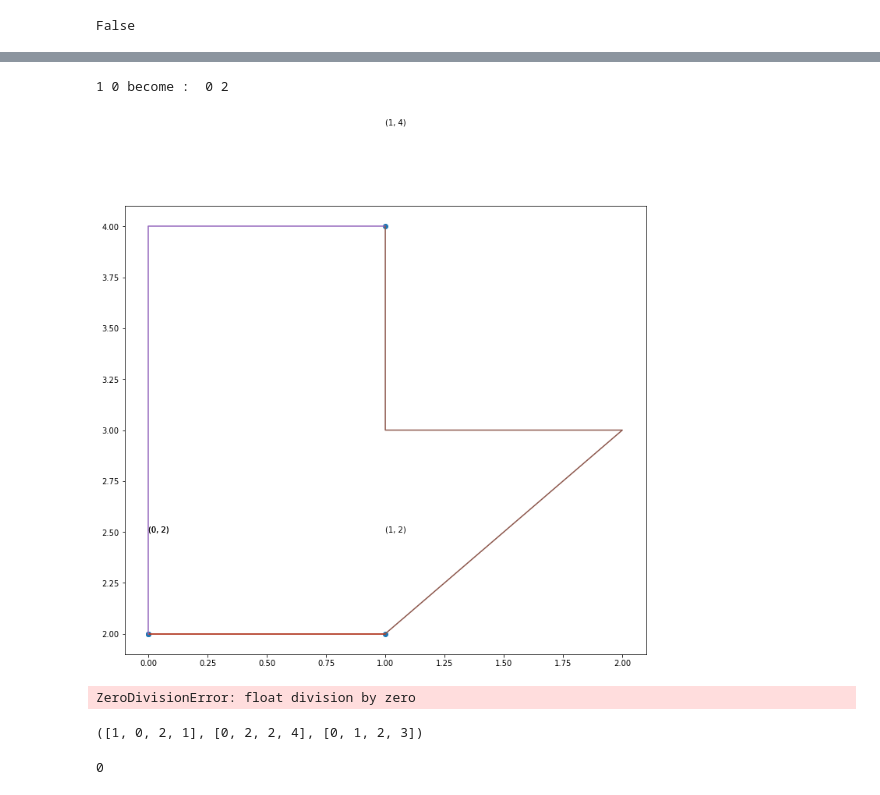
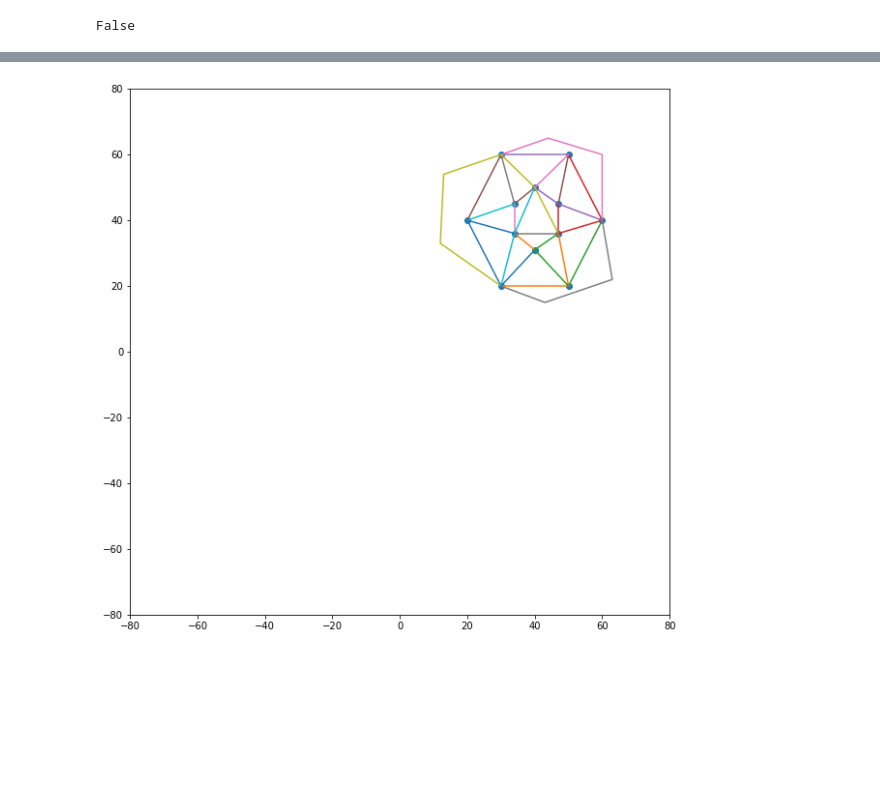
Before and after one commit to PierrePages/Graph_drawing, a Jupyter notebook: main.ipynb, the cells around one changed output, grey strips where cells are left out. Saved outputs shown, nothing was run; the diff lists cells and outputs as text; code cells hidden in the pictures; blank space fills up the shorter version.

```diff
--- a/main.ipynb
+++ b/main.ipynb
@@ -432,69 +707,7 @@ compute_ratio(data)
-# %%
-def compute_centroid(polygon):
-    x_cords = []
-    y_cords = []
-    for point in polygon:
-        x_cords.append(point[0])
-        y_cords.append(point[1])
-    x_centroid = 0
-    y_centroid = 0
-    for x in x_cords:
-        x_centroid += int(x)
-
-    for y in y_cords:
-        y_centroid +=int(y)
-
-
-    return (x_centroid/len(polygon), y_centroid/len(polygon))
-
-
-def move_point(id):
-
-    global data
-
-    neighbour_list = find_neighbour(data)
-    vertex_list = get_point_coord(data)
-
-    point_list = []
-    for i in range(len(vertex_list[0])):
-        points= []
-        for j in range(len(vertex_list)):
-            points.append(vertex_list[j][i])
-        point_list.append(points)
-
-    for vertex in point_list:
-        x,y,v_id  = vertex
-
-        if v_id == id:
-            v_x = x
-            v_y = y
-
-
-
-    neighbour  = neighbour_list[id]
-    centroid = compute_centroid(neighbour)
-
-    print(v_x, v_y, 'become : ', round(centroid[0]), round(centroid[1]))
-
-
-
-    data['nodes'][id]['x'] = round(centroid[0])
-    data['nodes'][id]['y'] = round(centroid[1])
-
-    show_graph(data)
-    print(compute_ratio(data))
-
-move_point(0)
-# %% [output]
-1 0 become :  0 2
-[figure, removed]
-ZeroDivisionError: float division by zero
-# %%
-vertex_list
-# %% [output]
-([1, 0, 2, 1], [0, 2, 2, 4], [0, 1, 2, 3])
-# %%
-a = (0,1)
-a[0]
-# %% [output]
-0
+# %%
+
+initialisation()
+s = 80
+show_graph2(node_list, edge_list,s)
+# %% [output]
+[figure, added]
```
Also changed, not shown: parts of 14 cells of this notebook, 3 other files.
